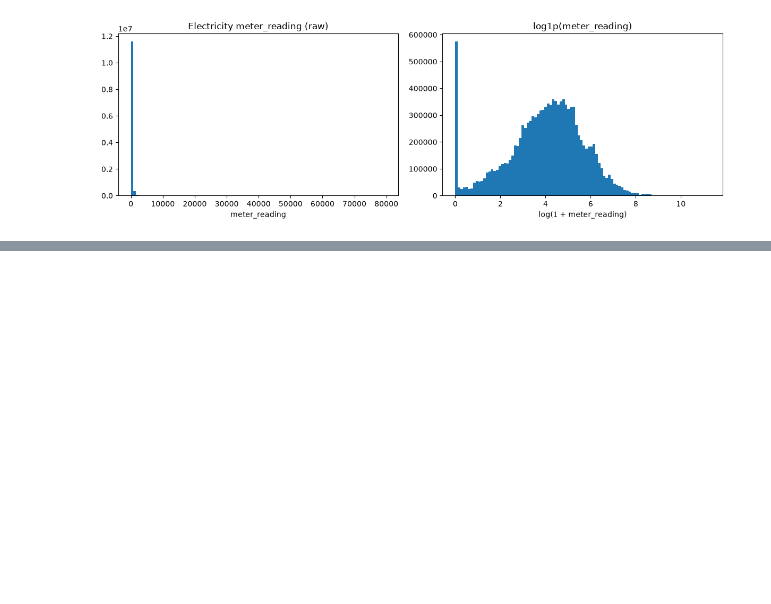
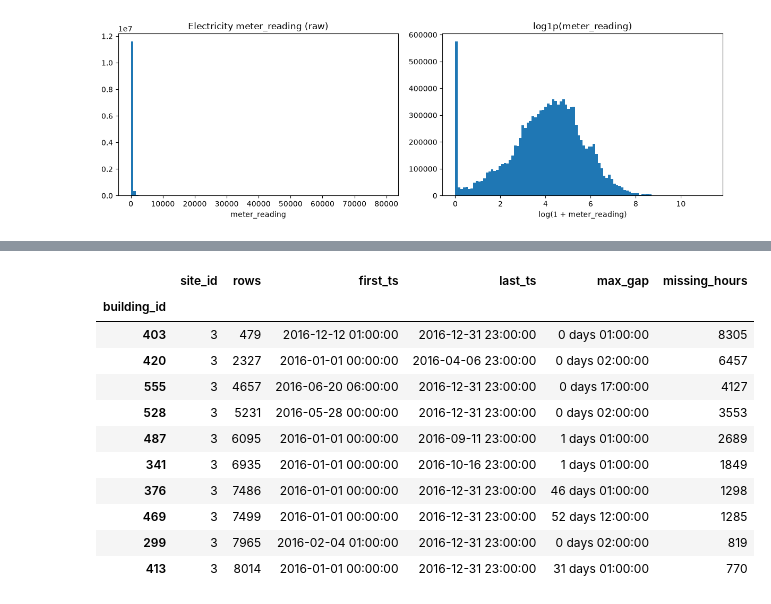
Before and after one commit to dimkon02/Building-Energy-Forecasting, a Jupyter notebook: notebooks/01_exploration.ipynb, the cells around one changed output, grey strips where cells are left out. Cells and saved outputs as stored; diff of their text form; code cells hidden in the pictures; blank space fills up the shorter version.

```diff
--- a/notebooks/01_exploration.ipynb
+++ b/notebooks/01_exploration.ipynb
@@ -396,0 +469,7 @@ plt.show()
+# %%
+# We create a table containing only the three candidate sites
+# We sort this table to show every building by sorting the building_id and the timestamp
+
+candidates = electricity[electricity["site_id"].isin([2, 3, 13])].sort_values(["building_id", "timestamp"]).reset_index(drop=True)
+
+candidates.head()
@@ -396,0 +491,5 @@ plt.show()
+# %%
+# New column, showing the time difference since the last measurement
+candidates["time_gap"] = candidates.groupby("building_id")["timestamp"].diff()
+
+candidates.head()
@@ -396,0 +507,12 @@ plt.show()
+# %%
+per_building = candidates.groupby("building_id").agg(
+    site_id = ("site_id", "first"),
+    rows = ("timestamp", "size"),
+    first_ts = ("timestamp", "min"),
+    last_ts = ("timestamp", "max"),
+    max_gap = ("time_gap", "max")
+)
+
+per_building["missing_hours"] = expected_hours - per_building["rows"]
+
+per_building.head()
@@ -396,0 +599,15 @@ plt.show()
+# %%
+per_building.nlargest(10, "missing_hours")
+# %% [output]
+|  | site_id | rows | first_ts | last_ts | max_gap | missing_hours |
+| building_id |  |  |  |  |  |  |
+| 403 | 3 | 479 | 2016-12-12 01:00:00 | 2016-12-31 23:00:00 | 0 days 01:00:00 | 8305 |
+| 420 | 3 | 2327 | 2016-01-01 00:00:00 | 2016-04-06 23:00:00 | 0 days 02:00:00 | 6457 |
+| 555 | 3 | 4657 | 2016-06-20 06:00:00 | 2016-12-31 23:00:00 | 0 days 17:00:00 | 4127 |
+| 528 | 3 | 5231 | 2016-05-28 00:00:00 | 2016-12-31 23:00:00 | 0 days 02:00:00 | 3553 |
+| 487 | 3 | 6095 | 2016-01-01 00:00:00 | 2016-09-11 23:00:00 | 1 days 01:00:00 | 2689 |
+| 341 | 3 | 6935 | 2016-01-01 00:00:00 | 2016-10-16 23:00:00 | 1 days 01:00:00 | 1849 |
+| 376 | 3 | 7486 | 2016-01-01 00:00:00 | 2016-12-31 23:00:00 | 46 days 01:00:00 | 1298 |
+| 469 | 3 | 7499 | 2016-01-01 00:00:00 | 2016-12-31 23:00:00 | 52 days 12:00:00 | 1285 |
+| 299 | 3 | 7965 | 2016-02-04 01:00:00 | 2016-12-31 23:00:00 | 0 days 02:00:00 | 819 |
+| 413 | 3 | 8014 | 2016-01-01 00:00:00 | 2016-12-31 23:00:00 | 31 days 01:00:00 | 770 |
```
Also changed, not shown: parts of 37 cells of this notebook.
